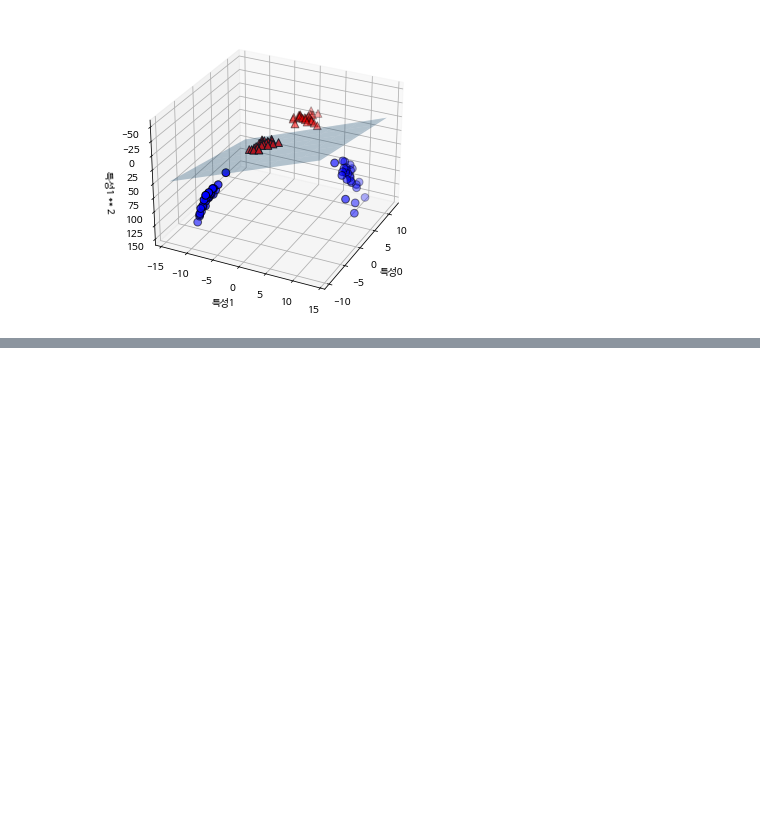
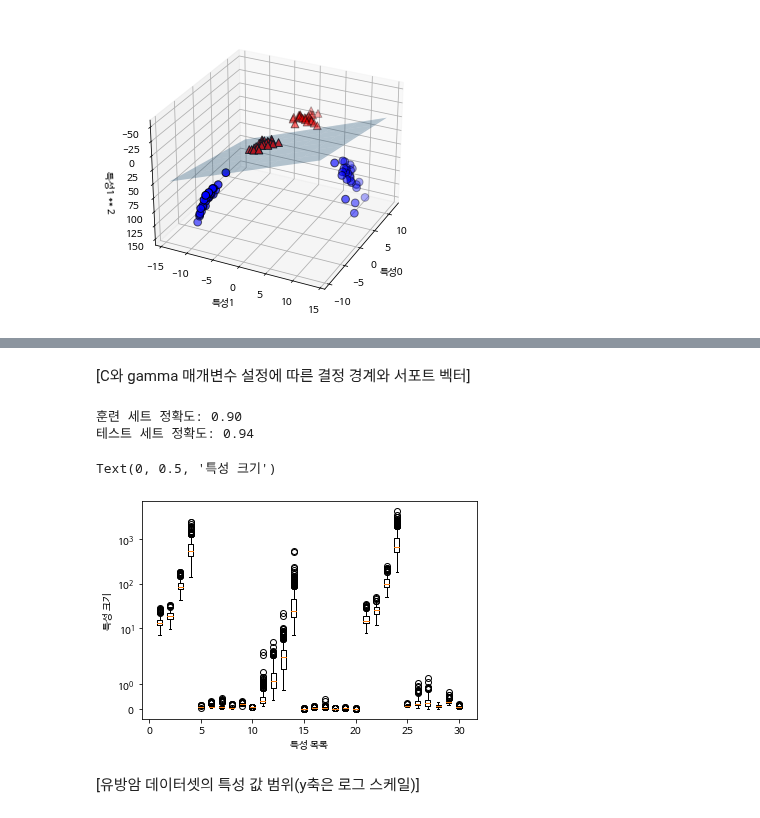
Before and after one commit to junes7/python_machine_learning, a Jupyter notebook: Kernelized Support Vector Machines.ipynb, the cells around one changed output, grey strips where cells are left out. Saved outputs shown, nothing was run; the diff lists cells and outputs as text; code cells hidden in the pictures; blank space fills up the shorter version.

Commit message:
study how to set range of characteristic values for breast cancer datasets when y axis is log scale

```diff
--- a/Kernelized Support Vector Machines.ipynb
+++ b/Kernelized Support Vector Machines.ipynb
@@ -149,0 +136,25 @@ NameError: name 'cancer' is not defined
+# %% [markdown]
+[C와 gamma 매개변수 설정에 따른 결정 경계와 서포트 벡터]
+# %%
+from sklearn.datasets import load_breast_cancer
+from sklearn.model_selection import train_test_split
+cancer = load_breast_cancer()
+X_train, X_test, y_train, y_test = train_test_split(
+    cancer.data, cancer.target, random_state=0)
+svc = SVC()
+svc.fit(X_train, y_train)
+print("훈련 세트 정확도: {:.2f}".format(svc.score(X_train, y_train)))
+print("테스트 세트 정확도: {:.2f}".format(svc.score(X_test, y_test)))
+# %% [output]
+훈련 세트 정확도: 0.90
+테스트 세트 정확도: 0.94
+# %%
+plt.boxplot(X_train, manage_ticks=False)
+plt.yscale("symlog")
+plt.xlabel("특성 목록")
+plt.ylabel("특성 크기")
+# %% [output]
+Text(0, 0.5, '특성 크기')
+[figure, added]
+# %% [markdown]
+[유방암 데이터셋의 특성 값 범위(y축은 로그 스케일)]
```
Also changed, not shown: parts of 16 cells of this notebook.
